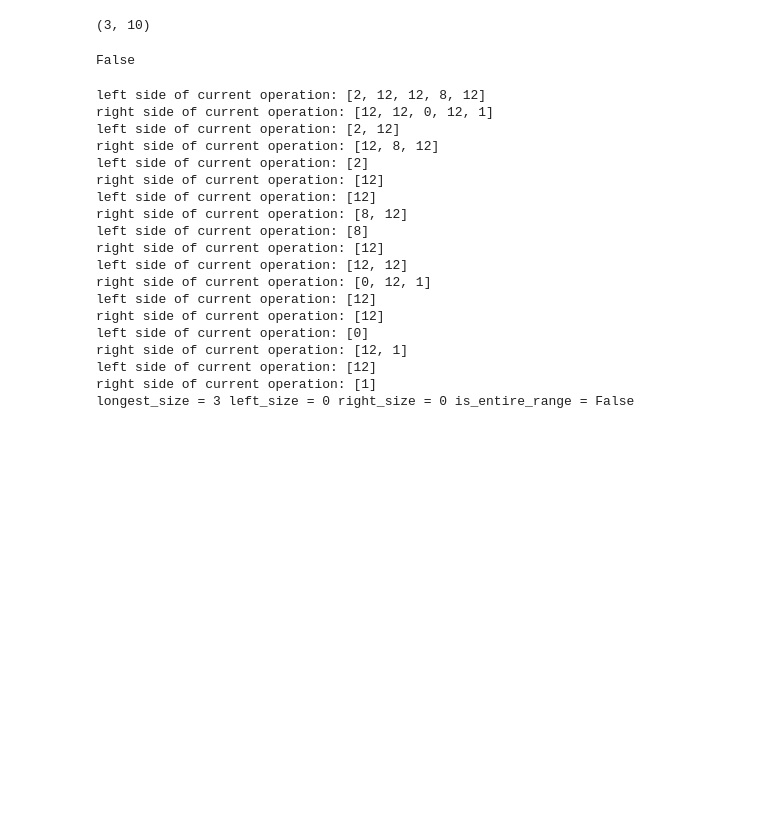
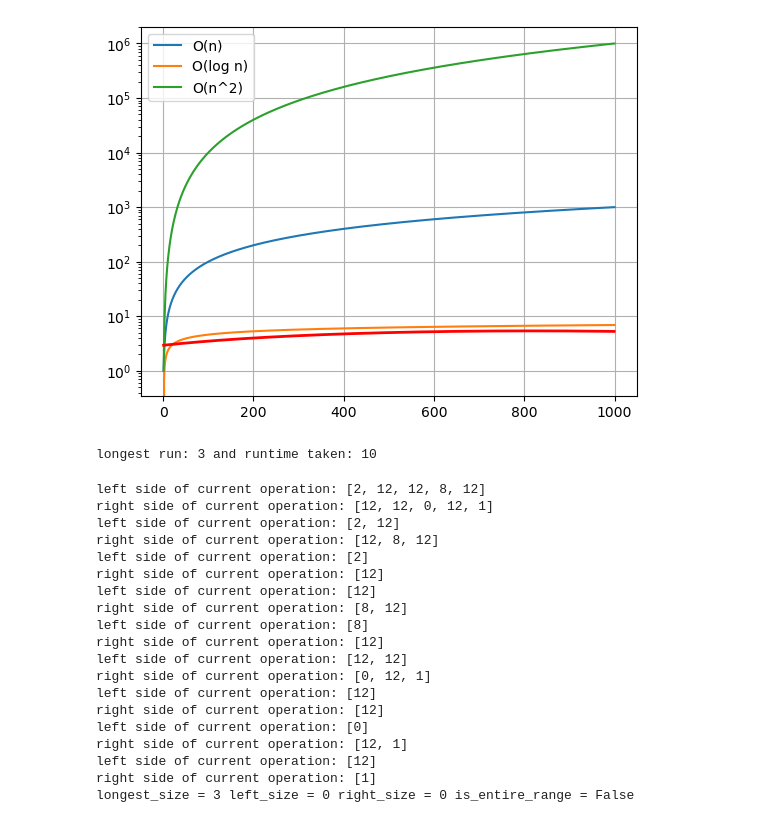
Before and after one commit to tulane-cmps6610-fall-2025/problem-set-01-arturoAltamirano, a Jupyter notebook: testingSolutions.ipynb, the cells around one changed output. Cells and saved outputs as stored; diff of their text form; code cells hidden in the pictures; blank space fills up the shorter version.

```diff
--- a/testingSolutions.ipynb
+++ b/testingSolutions.ipynb
@@ -31,3 +96,13 @@ returned value = 2, counter element = 1
+# %%
+#plot the acquired data onto our already generated complexities graph
+ax = complexity_fig.axes[0]
+ax.plot(x_smooth, y_smooth, color='red', linewidth = 2)
+complexity_fig.canvas.draw()
+
+#we can see that it is O(log n)
+complexity_fig
+# %% [output]
+[figure, added]
 # %%
 def longest_run(mylist, key, loop_counter):
     counters = []
@@ -48,11 +123,11 @@ def longest_run(mylist, key, loop_counter):
     #just return the highest count we reached
     return (max(counters), loop_counter)
 
-print(longest_run([2,12,12,8,12,12,12,0,12,1], 12, 0))
-longest_run([2,12,12,8,12,12,12,0,12,1], 12, 0) == 3
+(returned_counter, runtime) = longest_run([2,12,12,8,12,12,12,0,12,1], 12, 0)
+
+print(f"longest run: {returned_counter} and runtime taken: {runtime}")
 # %% [output]
-(3, 10)
+longest run: 3 and runtime taken: 10
-False
 # %%
 class Result:
     """ done """
```
Also changed, not shown: parts of 4 cells of this notebook, 2 other files.
